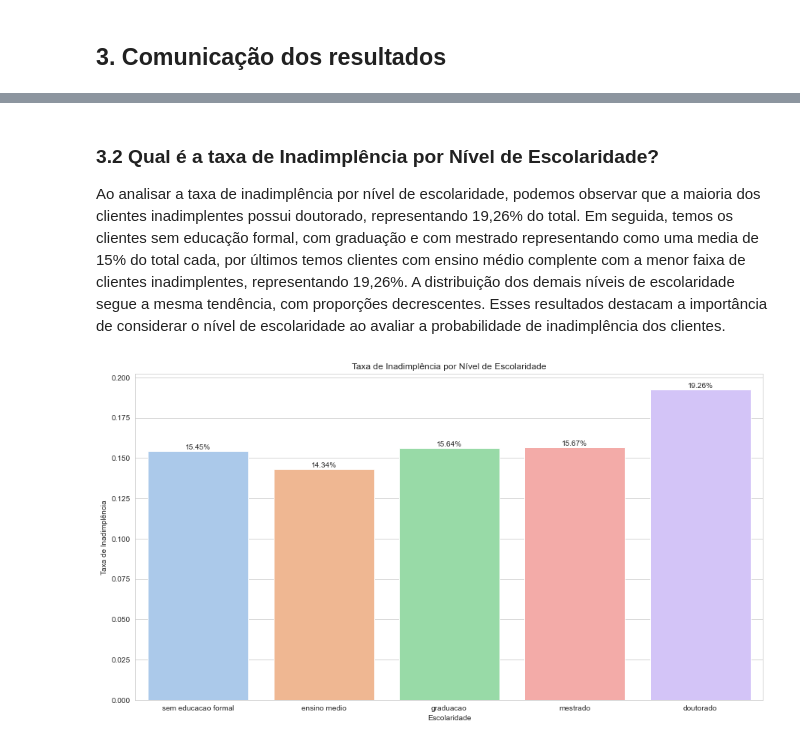
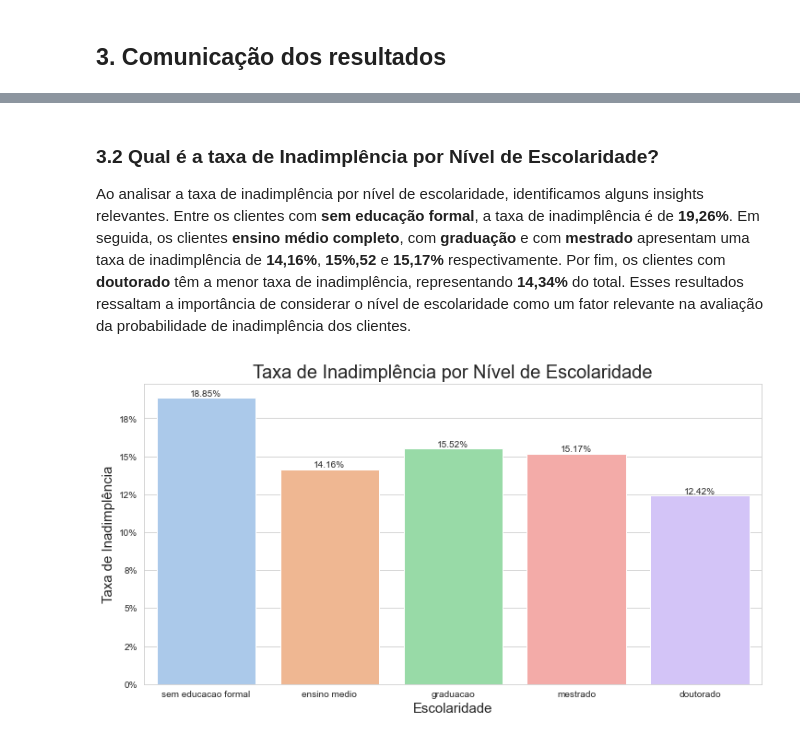
Before and after one commit to fsemeneze/Analise-de-clientes-inadimplentes, a Jupyter notebook: Script/analise_de_clientes.ipynb, the cells around one changed output, grey strips where cells are left out. Drawn from its saved outputs; the diff is of its cells as text; code cells hidden in the pictures.

```diff
--- a/Script/analise_de_clientes.ipynb
+++ b/Script/analise_de_clientes.ipynb
@@ -56,5 +58,5 @@ sns.set_style("whitegrid")
 # %%
-df_clientes = pd.read_csv('https://docs.google.com/spreadsheets/d/e/2PACX-1vRSP1vWDhRIr8b-liTIHKueclNC7LyS0WFpPO9E5X4oztE9F2ugzkj_UfEYoIf_YCJlK13Xmkc__siZ/pub?output=csv', na_values='na')
+df_clientes = pd.read_csv('https://docs.google.com/spreadsheets/d/e/2PACX-1vS0_LK3aCZjRBI29PTE2AIFYYOPebTx27xgjug-MYQQFs6LAe4R5AWKccQ36YKt3vRUo7H1UrlsEb7U/pub?output=csv', na_values='na')
 # %%
 df_clientes.head(10)
 # %% [output]
@@ -558,16 +557,0 @@ figura.show()
-# %%
-f = sns.relplot(x='valor_transacoes_12m', y='qtd_transacoes_12m', data=df_clientes, hue='default', height=8)
-legend = f.ax.legend()
-nomes_default = ['Adimplente', 'Inadimplente']
-f.legend.remove()
-legend.set_title('Default')
-
-
-for text, nome in zip(legend.texts, nomes_default):
-    text.set_text(nome)
-
-_ = f.set(
-    title='Relação entre Valor e Quantidade de Transações no Último Ano',
-    xlabel='Valor das Transações no Último Ano',
-    ylabel='Quantidade das Transações no Último Ano'
-)
@@ -585,20 +563,22 @@ Observa-se que **16.07%** dos clientes no conjunto de dados são classificados c
 # %% [markdown]
 ### 3.2 Qual é a taxa de Inadimplência por Nível de Escolaridade?
-Ao analisar a taxa de inadimplência por nível de escolaridade, podemos observar que a maioria dos clientes inadimplentes possui doutorado, representando 19,26% do total. Em seguida, temos os clientes sem educação formal, com graduação e com mestrado representando como uma media de 15% do total cada, por últimos temos clientes com ensino médio complente com a menor faixa de clientes inadimplentes, representando 19,26%. A distribuição dos demais níveis de escolaridade segue a mesma tendência, com proporções decrescentes. Esses resultados destacam a importância de considerar o nível de escolaridade ao avaliar a probabilidade de inadimplência dos clientes.
+Ao analisar a taxa de inadimplência por nível de escolaridade, identificamos alguns insights relevantes. Entre os clientes com **sem educação formal**, a taxa de inadimplência é de **19,26%**. Em seguida, os clientes **ensino médio completo**, com **graduação** e com **mestrado** apresentam uma taxa de inadimplência de **14,16%**, **15%,52** e **15,17%** respectivamente. Por fim, os clientes com **doutorado** têm a menor taxa de inadimplência, representando **14,34%** do total. Esses resultados ressaltam a importância de considerar o nível de escolaridade como um fator relevante na avaliação da probabilidade de inadimplência dos clientes.
 # %%
-plt.figure(figsize=(15, 8))
+plt.figure(figsize=(12, 6))
 ordem_escolaridade = ['sem educacao formal', 'ensino medio', 'graduacao', 'mestrado', 'doutorado']
 ax = sns.barplot(x='escolaridade', y='default', data=df_clientes, order=ordem_escolaridade, ci=None)
 cores = sns.color_palette("pastel", len(ordem_escolaridade))
 sns.set_palette(cores)
-plt.xlabel("Escolaridade")
-plt.ylabel("Taxa de Inadimplência")
-plt.title("Taxa de Inadimplência por Nível de Escolaridade")
+plt.xlabel("Escolaridade", fontsize = 15)
+plt.ylabel("Taxa de Inadimplência", fontsize = 15)
+plt.title("Taxa de Inadimplência por Nível de Escolaridade", fontsize = 20)
+
+ax.set_yticklabels(['{:.0%}'.format(x) for x in ax.get_yticks()])
 
 for p in ax.patches:
     height = p.get_height()
     ax.annotate(f'{height:.2%}', (p.get_x() + p.get_width() / 2, height), ha='center', va='bottom')
 
 plt.show()
 # %% [output]
-[figure, old version]
+[figure, new version]
```
Also changed, not shown: parts of 26 cells of this notebook.
